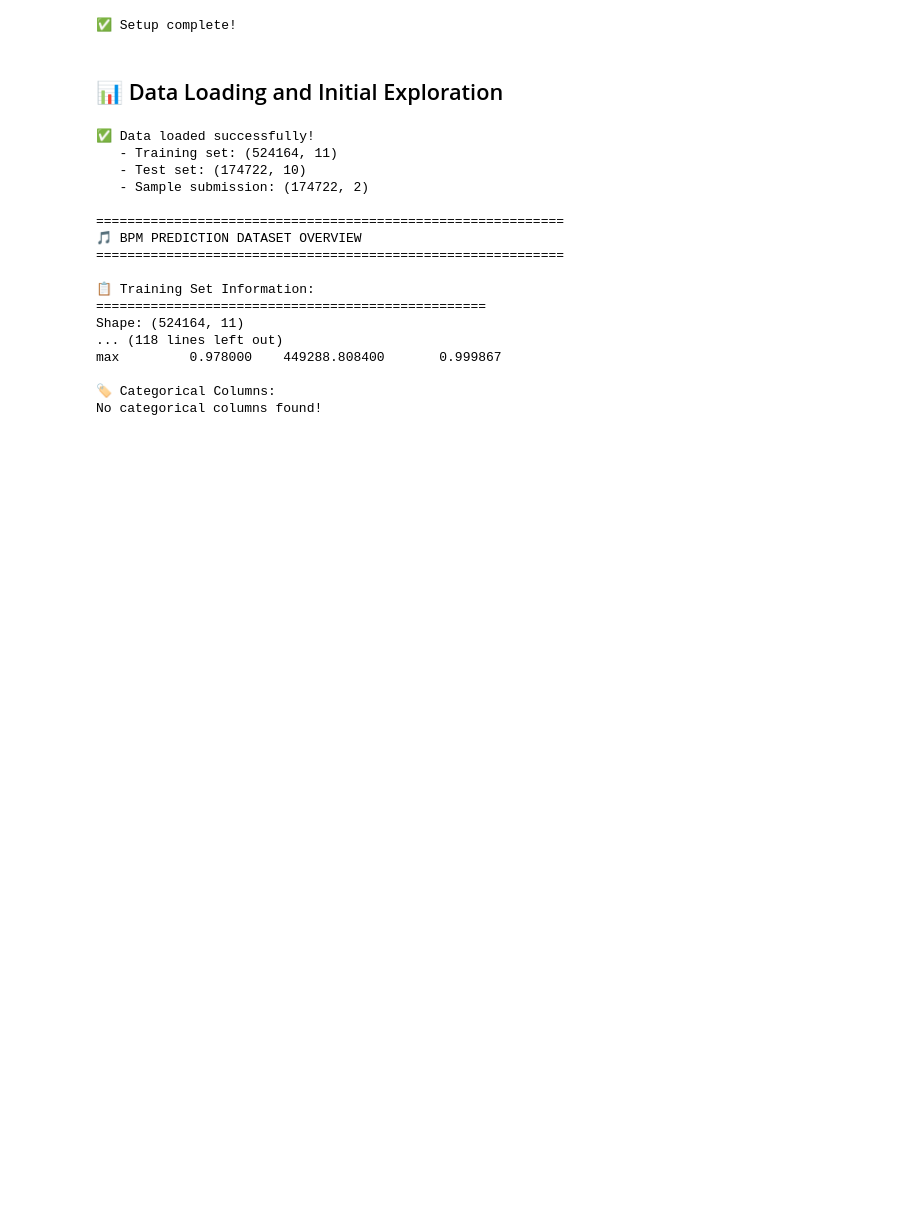
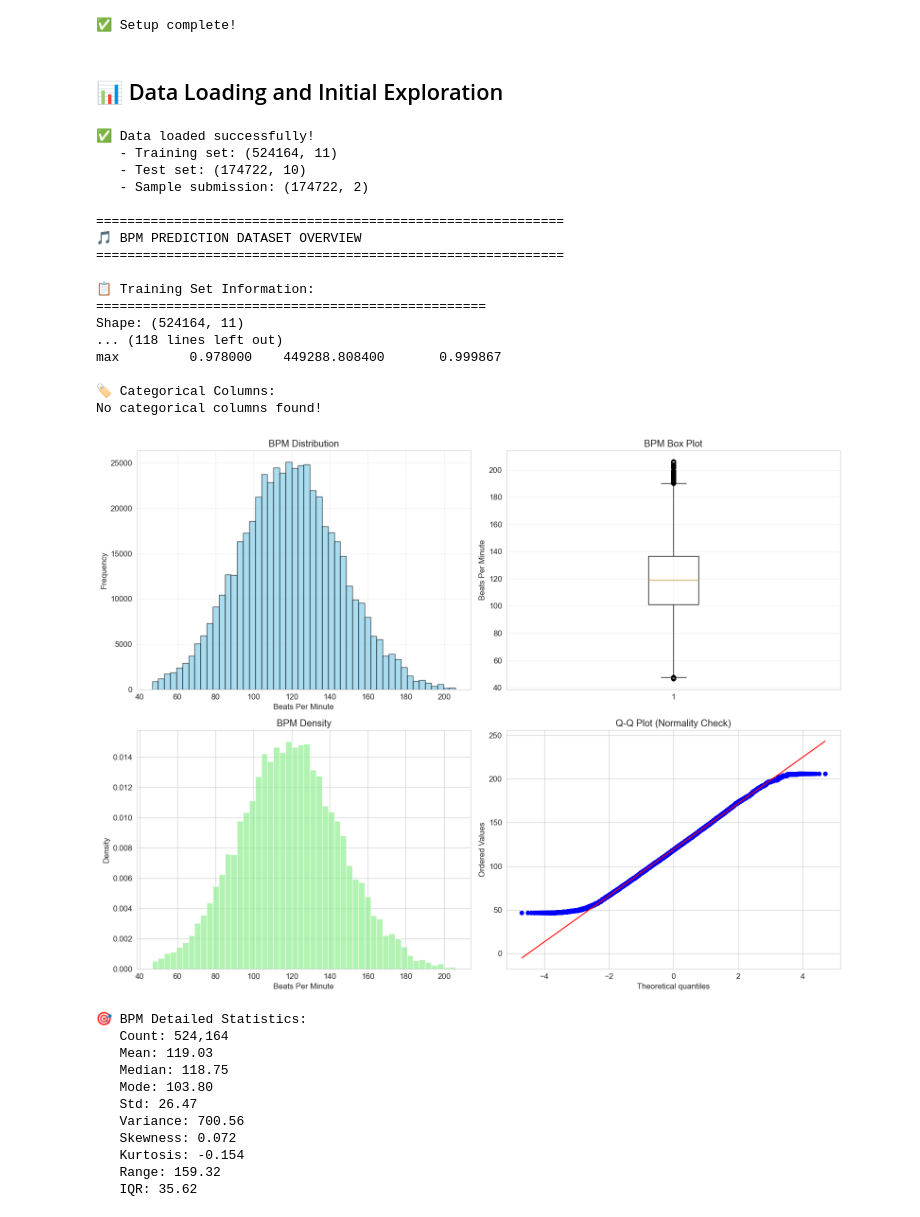
Before and after one commit to rodrick-mpofu/predict-bpm, a Jupyter notebook: notebooks/01_eda.ipynb, the cells around one changed output. Drawn from its saved outputs; the diff is of its cells as text; code cells hidden in the pictures; blank space fills up the shorter version.

```diff
--- a/notebooks/01_eda.ipynb
+++ b/notebooks/01_eda.ipynb
@@ -103,3 +103,62 @@ max         0.978000    449288.808400       0.999867
 
 🏷️ Categorical Columns:
 No categorical columns found!
+# %%
+# Analyze BPM distribution
+bpm = train_df['BeatsPerMinute']
+
+# Create comprehensive BPM visualization
+fig, axes = plt.subplots(2, 2, figsize=(16, 12))
+
+# Histogram
+axes[0,0].hist(bpm, bins=50, alpha=0.7, color='skyblue', edgecolor='black')
+axes[0,0].set_title('BPM Distribution')
+axes[0,0].set_xlabel('Beats Per Minute')
+axes[0,0].set_ylabel('Frequency')
+axes[0,0].grid(True, alpha=0.3)
+
+# Box plot
+axes[0,1].boxplot(bpm)
+axes[0,1].set_title('BPM Box Plot')
+axes[0,1].set_ylabel('Beats Per Minute')
+axes[0,1].grid(True, alpha=0.3)
+
+# Density plot
+axes[1,0].hist(bpm, bins=50, density=True, alpha=0.7, color='lightgreen')
+axes[1,0].set_title('BPM Density')
+axes[1,0].set_xlabel('Beats Per Minute')
+axes[1,0].set_ylabel('Density')
+
+# Q-Q plot for normality check
+from scipy import stats
+stats.probplot(bpm, dist="norm", plot=axes[1,1])
+axes[1,1].set_title('Q-Q Plot (Normality Check)')
+
+plt.tight_layout()
+plt.show()
+
+# Print detailed statistics
+print("🎯 BPM Detailed Statistics:")
+print(f"   Count: {len(bpm):,}")
+print(f"   Mean: {bpm.mean():.2f}")
+print(f"   Median: {bpm.median():.2f}")
+print(f"   Mode: {bpm.mode().iloc[0]:.2f}")
+print(f"   Std: {bpm.std():.2f}")
+print(f"   Variance: {bpm.var():.2f}")
+print(f"   Skewness: {bpm.skew():.3f}")
+print(f"   Kurtosis: {bpm.kurtosis():.3f}")
+print(f"   Range: {bpm.max() - bpm.min():.2f}")
+print(f"   IQR: {bpm.quantile(0.75) - bpm.quantile(0.25):.2f}")
+# %% [output]
+[figure, added]
+🎯 BPM Detailed Statistics:
+   Count: 524,164
+   Mean: 119.03
+   Median: 118.75
+   Mode: 103.80
+   Std: 26.47
+   Variance: 700.56
+   Skewness: 0.072
+   Kurtosis: -0.154
+   Range: 159.32
+   IQR: 35.62
```
Also changed, not shown: parts of 25 cells of this notebook, 1 other file.
